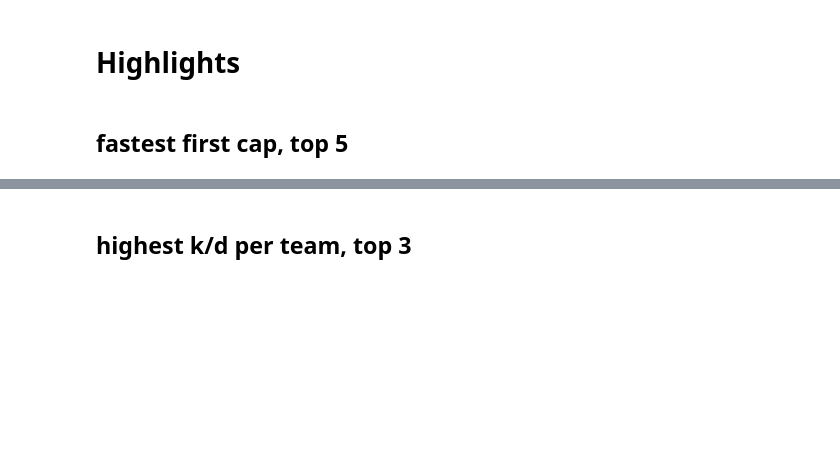
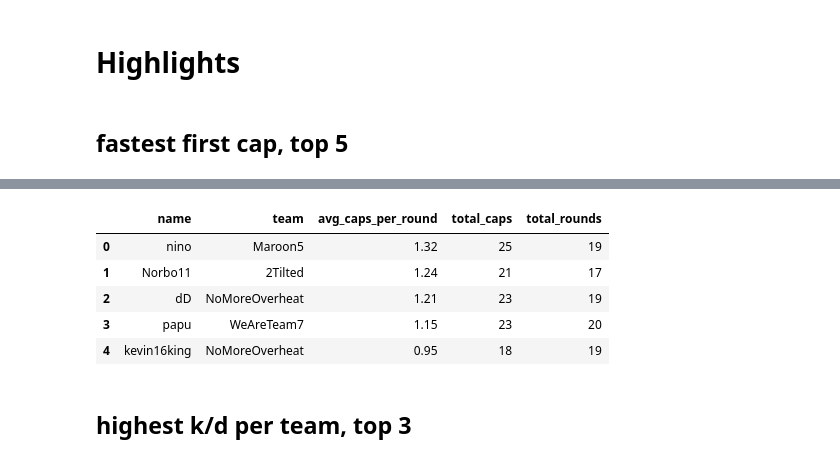
Before and after one commit to s2vndl/s2_1st_tournament_stats, a Jupyter notebook: s2_stats.ipynb, the cells around one changed output, grey strips where cells are left out. Drawn from its saved outputs; the diff is of its cells as text; code cells hidden in the pictures; blank space fills up the shorter version.

```diff
--- a/s2_stats.ipynb
+++ b/s2_stats.ipynb
@@ -152,3 +150,12 @@ pd.read_sql_query(query, con)
+# %%
+result
+# %% [output]
+|  | name | team | avg_caps_per_round | total_caps | total_rounds |
+| 0 | nino | Maroon5 | 1.32 | 25 | 19 |
+| 1 | Norbo11 | 2Tilted | 1.24 | 21 | 17 |
+| 2 | dD | NoMoreOverheat | 1.21 | 23 | 19 |
+| 3 | papu | WeAreTeam7 | 1.15 | 23 | 20 |
+| 4 | kevin16king | NoMoreOverheat | 0.95 | 18 | 19 |
 # %% [markdown]
 ## highest k/d per team, top 3
 # %%
```
Also changed, not shown: parts of 12 cells of this notebook.
